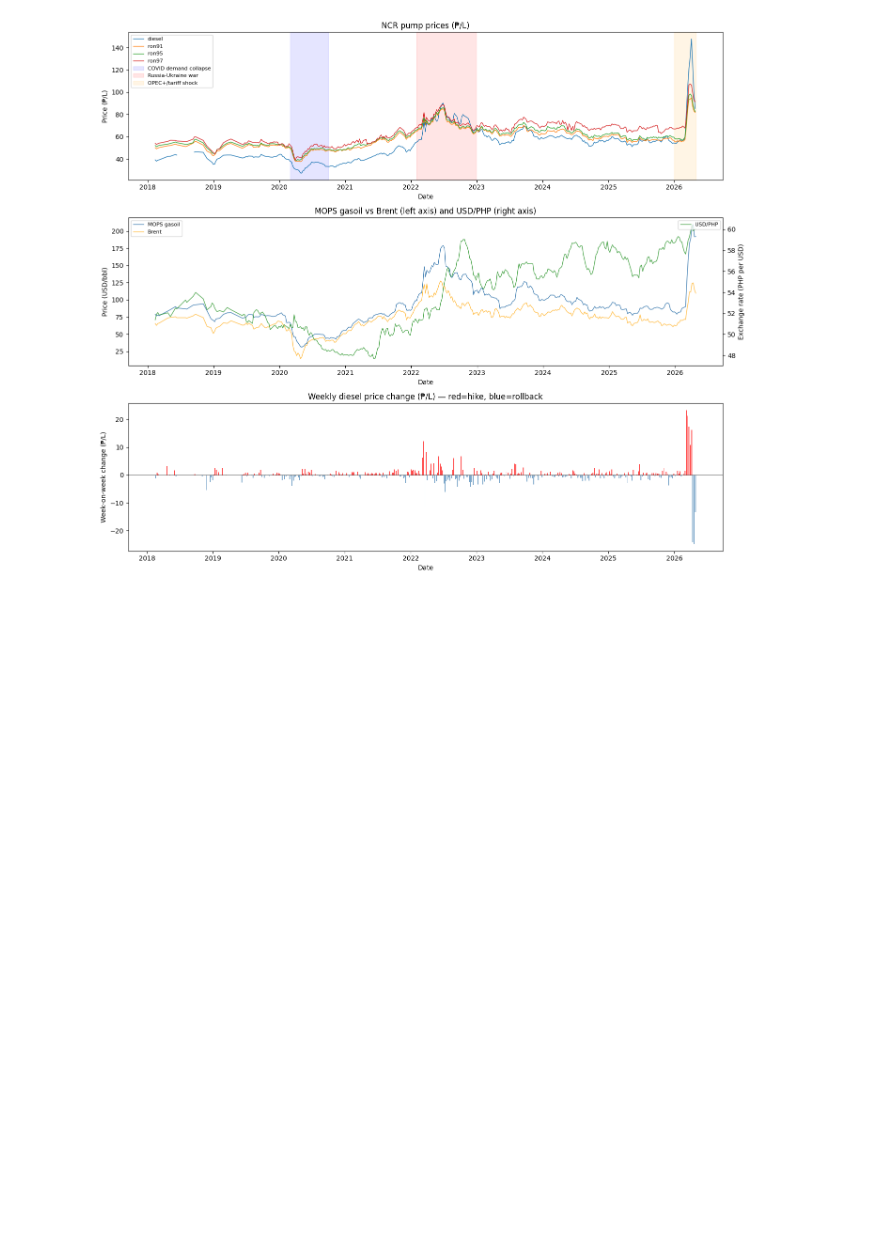
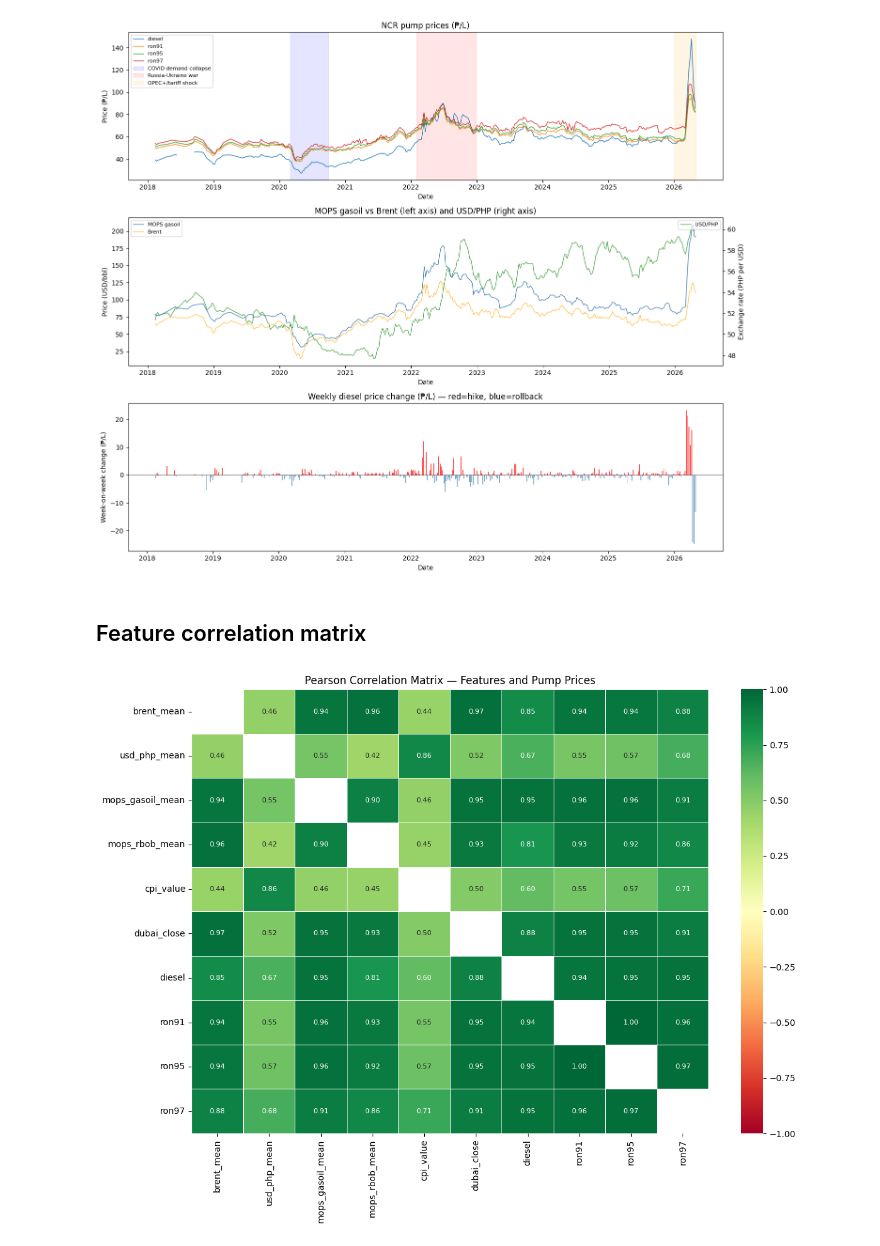
Before and after one commit to Donyl-Alcantara/Data-Trio-Final-Project, a Jupyter notebook: 02 EDA/02 EDA.ipynb, the cells around one changed output. Cells and saved outputs as stored; diff of their text form; code cells hidden in the pictures; blank space fills up the shorter version.

```diff
--- a/02 EDA/02 EDA.ipynb
+++ b/02 EDA/02 EDA.ipynb
@@ -54,0 +111,15 @@ Delta ron97: ADF=-10.632, p=0.0000 -> STATIONARY
+# %%
+FEATURES  = ['brent_mean', 'usd_php_mean', 'mops_gasoil_mean', 'mops_rbob_mean', 'cpi_value', 'dubai_close']
+feat_available = [f for f in FEATURES if f in df.columns and f != 'wti_mean']
+PRODUCTS  = ['diesel', 'ron91', 'ron95', 'ron97']
+available_products = [p for p in PRODUCTS if p in df.columns]
+print('ADF TEST — PRICE LEVELS')
+for col in available_products + feat_available:
+    if col in df.columns:
+        adf_test(df[col], col)
+
+print()
+print('ADF TEST — FIRST DIFFERENCES (weekly changes)')
+for col in available_products + feat_available:
+    if col in df.columns:
+        adf_test(df[col].diff().dropna(), f'Δ{col}')
@@ -245,3 +363,21 @@ plt.tight_layout()
 plt.show()
 # %% [output]
 [figure]
+# %% [markdown]
+## Feature correlation matrix
+# %%
+analysis_cols = feat_available + available_products
+corr_df = df[analysis_cols].dropna()
+corr_matrix = corr_df.corr()
+
+fig, ax = plt.subplots(figsize=(12, 9))
+mask = np.zeros_like(corr_matrix, dtype=bool)
+np.fill_diagonal(mask, True)
+sns.heatmap(corr_matrix, annot=True, fmt='.2f', cmap='RdYlGn',
+            vmin=-1, vmax=1, ax=ax, mask=mask,
+            annot_kws={'size': 8}, linewidths=0.5)
+ax.set_title('Pearson Correlation Matrix — Features and Pump Prices')
+plt.tight_layout()
+plt.show()
+# %% [output]
+[figure, added]
```
Also changed, not shown: parts of 11 cells of this notebook, 1 other file.
